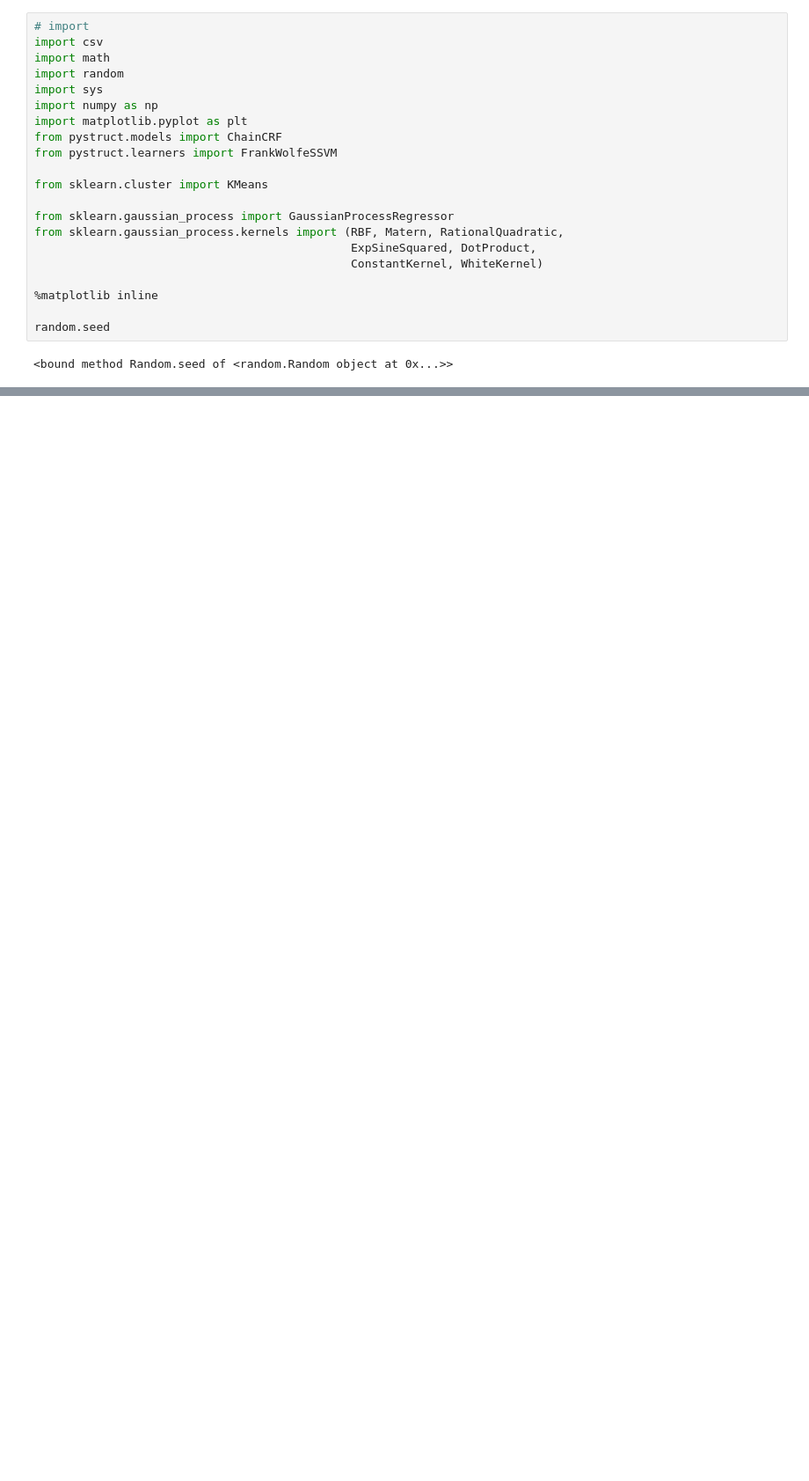
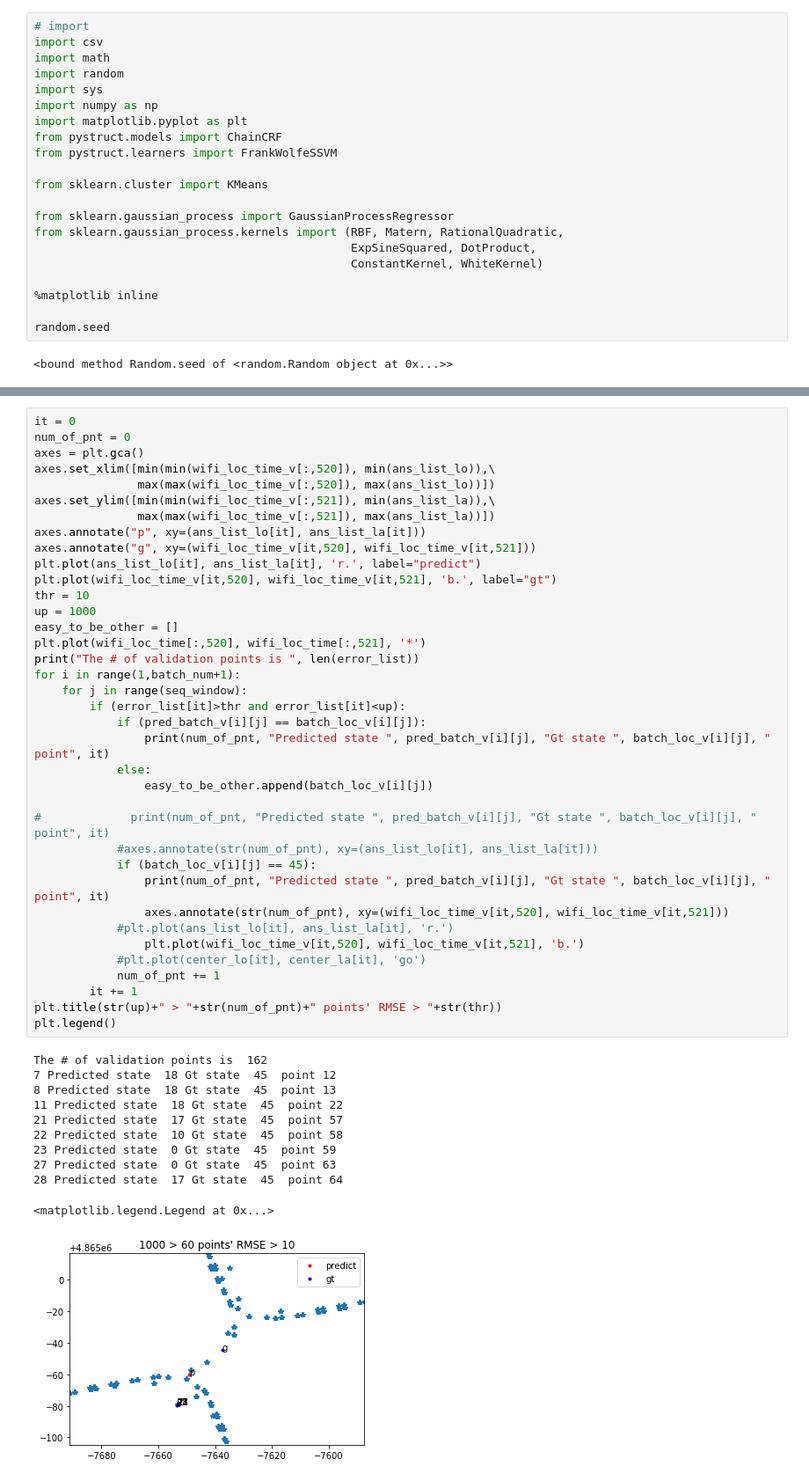
Before and after one commit to heathcliffYang/CRF, a Jupyter notebook: CRF_Principle_axis_matrix.ipynb, the cells around one changed output, grey strips where cells are left out. Shown at 88% size. Cells and saved outputs as stored; diff of their text form; blank space fills up the shorter version.

```diff
--- a/CRF_Principle_axis_matrix.ipynb
+++ b/CRF_Principle_axis_matrix.ipynb
@@ -430,0 +438,49 @@ array([[-0.48877817, -0.8724081 ],
+# %%
+it = 0
+num_of_pnt = 0
+axes = plt.gca()
+axes.set_xlim([min(min(wifi_loc_time_v[:,520]), min(ans_list_lo)),\
+               max(max(wifi_loc_time_v[:,520]), max(ans_list_lo))])
+axes.set_ylim([min(min(wifi_loc_time_v[:,521]), min(ans_list_la)),\
+               max(max(wifi_loc_time_v[:,521]), max(ans_list_la))])
+axes.annotate("p", xy=(ans_list_lo[it], ans_list_la[it]))
+axes.annotate("g", xy=(wifi_loc_time_v[it,520], wifi_loc_time_v[it,521]))
+plt.plot(ans_list_lo[it], ans_list_la[it], 'r.', label="predict")
+plt.plot(wifi_loc_time_v[it,520], wifi_loc_time_v[it,521], 'b.', label="gt")
+thr = 10
+up = 1000
+easy_to_be_other = []
+plt.plot(wifi_loc_time[:,520], wifi_loc_time[:,521], '*')
+print("The # of validation points is ", len(error_list))
+for i in range(1,batch_num+1):
+    for j in range(seq_window):
+        if (error_list[it]>thr and error_list[it]<up):
+            if (pred_batch_v[i][j] == batch_loc_v[i][j]):
+                print(num_of_pnt, "Predicted state ", pred_batch_v[i][j], "Gt state ", batch_loc_v[i][j], " point", it)
+            else:
+                easy_to_be_other.append(batch_loc_v[i][j])
+
+#             print(num_of_pnt, "Predicted state ", pred_batch_v[i][j], "Gt state ", batch_loc_v[i][j], " point", it)
+            #axes.annotate(str(num_of_pnt), xy=(ans_list_lo[it], ans_list_la[it]))
+            if (batch_loc_v[i][j] == 45):
+                print(num_of_pnt, "Predicted state ", pred_batch_v[i][j], "Gt state ", batch_loc_v[i][j], " point", it)
+                axes.annotate(str(num_of_pnt), xy=(wifi_loc_time_v[it,520], wifi_loc_time_v[it,521]))
+            #plt.plot(ans_list_lo[it], ans_list_la[it], 'r.')
+                plt.plot(wifi_loc_time_v[it,520], wifi_loc_time_v[it,521], 'b.')
+            #plt.plot(center_lo[it], center_la[it], 'go')
+            num_of_pnt += 1
+        it += 1
+plt.title(str(up)+" > "+str(num_of_pnt)+" points' RMSE > "+str(thr))
+plt.legend()
+# %% [output]
+The # of validation points is  162
+7 Predicted state  18 Gt state  45  point 12
+8 Predicted state  18 Gt state  45  point 13
+11 Predicted state  18 Gt state  45  point 22
+21 Predicted state  17 Gt state  45  point 57
+22 Predicted state  10 Gt state  45  point 58
+23 Predicted state  0 Gt state  45  point 59
+27 Predicted state  0 Gt state  45  point 63
+28 Predicted state  17 Gt state  45  point 64
+<matplotlib.legend.Legend at 0x...>
+[figure, added]
```
Also changed, not shown: parts of 12 cells of this notebook.
